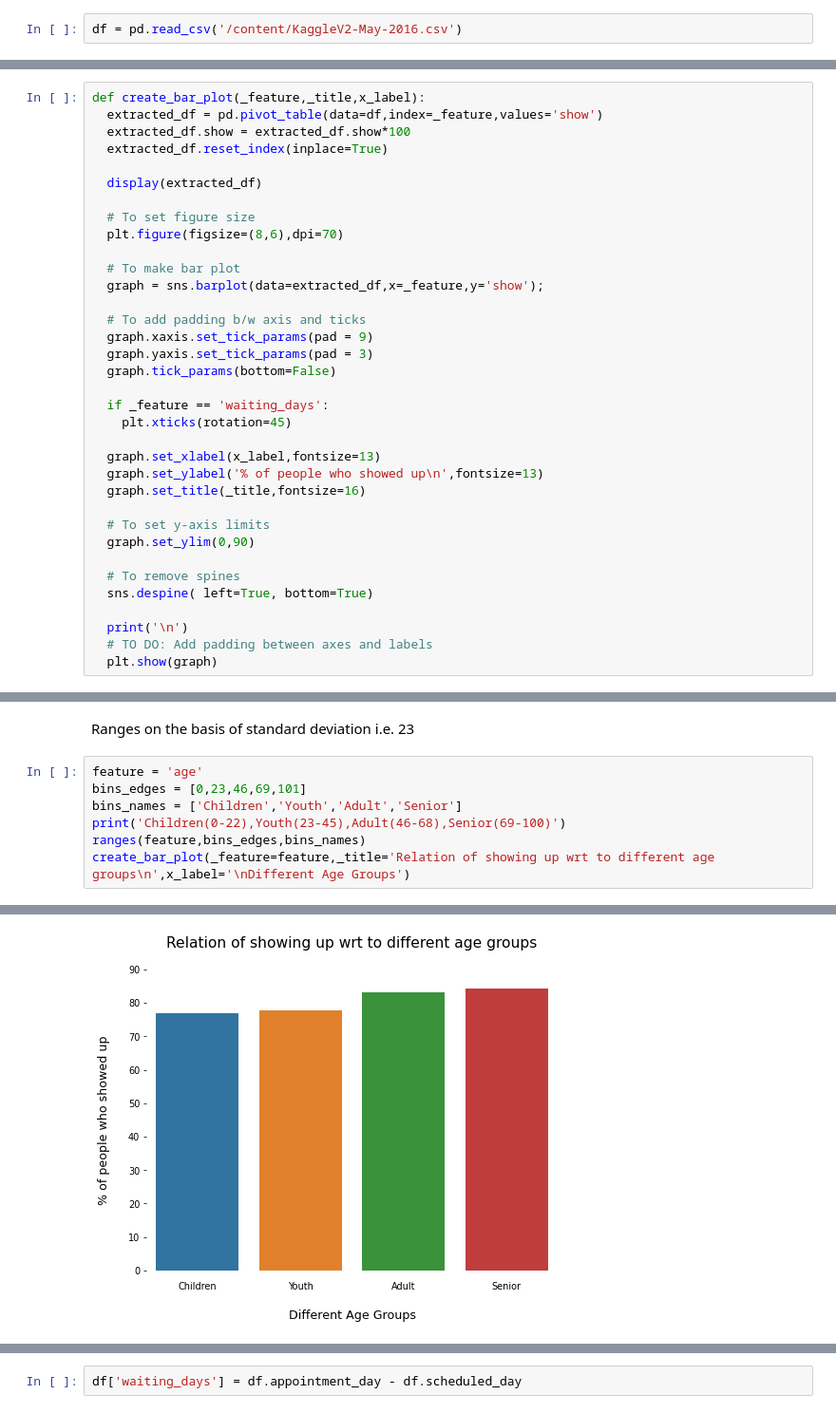
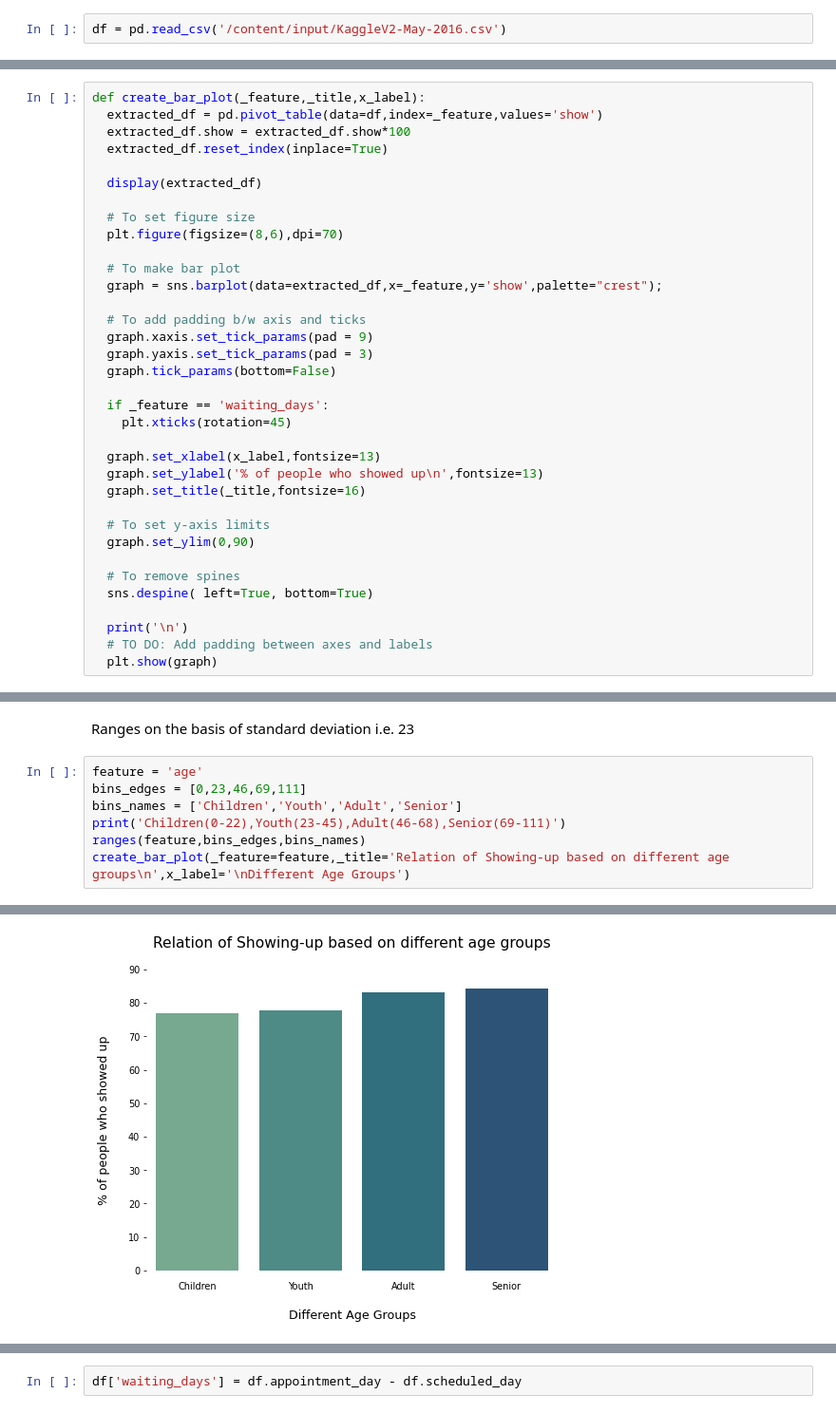
Before and after one commit to dishankkalra23/Algorithms, a Jupyter notebook: Medical_Appointment_No_Shows.ipynb, the cells around one changed output, grey strips where cells are left out. Shown: that part at 95% size. Cells and saved outputs as stored; diff of their text form.

```diff
--- a/Medical_Appointment_No_Shows.ipynb
+++ b/Medical_Appointment_No_Shows.ipynb
@@ -114,5 +146,5 @@ Archive:  noshowappointments.zip
 # %%
-df = pd.read_csv('/content/KaggleV2-May-2016.csv')
+df = pd.read_csv('/content/input/KaggleV2-May-2016.csv')
 # %%
 df.sample(5)
 # %% [output]
@@ -619,7 +838,7 @@ def create_bar_plot(_feature,_title,x_label):
   plt.figure(figsize=(8,6),dpi=70)
 
   # To make bar plot
-  graph = sns.barplot(data=extracted_df,x=_feature,y='show');
+  graph = sns.barplot(data=extracted_df,x=_feature,y='show',palette="crest");
 
   # To add padding b/w axis and ticks
   graph.xaxis.set_tick_params(pad = 9)
@@ -646,9 +867,9 @@ def create_bar_plot(_feature,_title,x_label):
 Ranges on the basis of standard deviation i.e. 23
 # %%
 feature = 'age'
-bins_edges = [0,23,46,69,101]
+bins_edges = [0,23,46,69,111]
 bins_names = ['Children','Youth','Adult','Senior']
-print('Children(0-22),Youth(23-45),Adult(46-68),Senior(69-100)')
+print('Children(0-22),Youth(23-45),Adult(46-68),Senior(69-111)')
 ranges(feature,bins_edges,bins_names)
-create_bar_plot(_feature=feature,_title='Relation of showing up wrt to different age groups\n',x_label='\nDifferent Age Groups')
+create_bar_plot(_feature=feature,_title='Relation of Showing-up based on different age groups\n',x_label='\nDifferent Age Groups')
 # %% [output]
@@ -661 +882 @@ Children(0-22),Youth(23-45),Adult(46-68),Senior(69-100)
-[figure, old version]
+[figure, new version]
```
Also changed, not shown: parts of 145 cells of this notebook.
